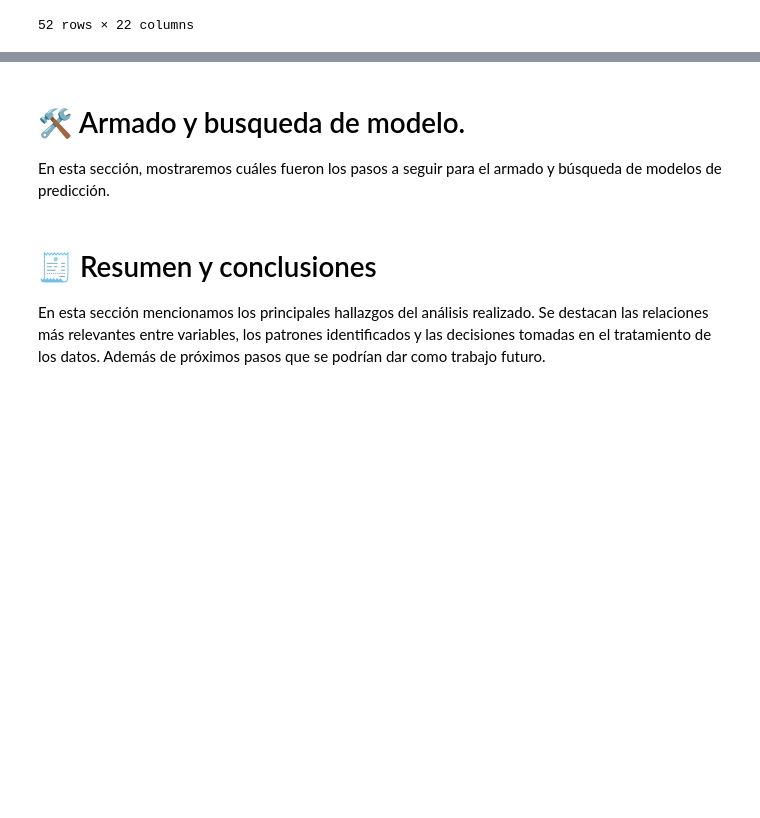
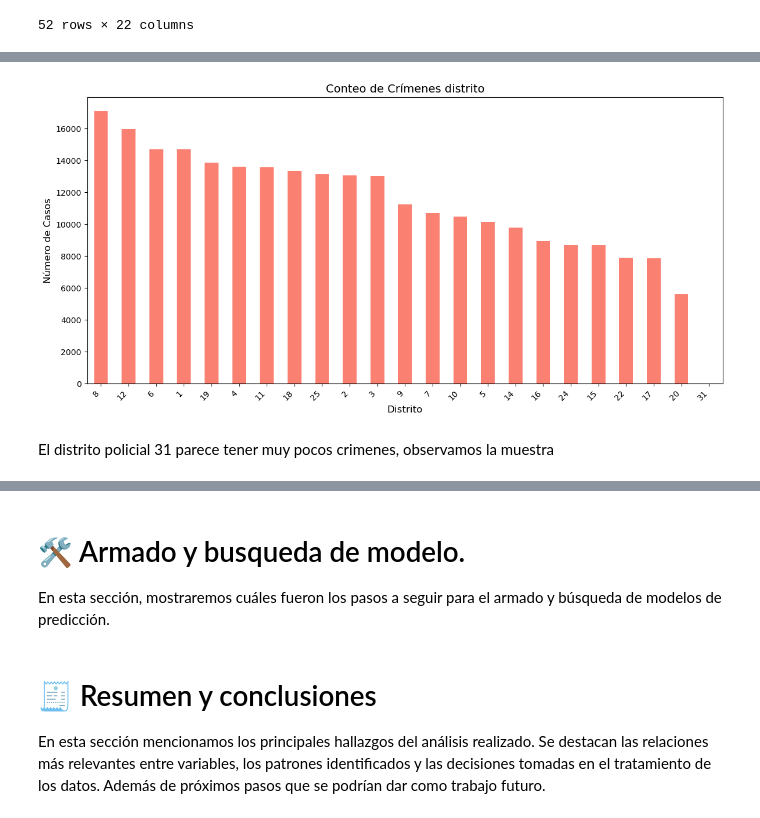
Before and after one commit to gjmv/CEIA_2025_B2_AMq_TP, a Jupyter notebook: TP.ipynb, the cells around one changed output, grey strips where cells are left out. Cells and saved outputs as stored; diff of their text form; code cells hidden in the pictures; blank space fills up the shorter version.

```diff
--- a/TP.ipynb
+++ b/TP.ipynb
@@ -185,0 +226,21 @@ plt.show()
+# %%
+# crimenes por distrito
+crimenes_por_distrito = df_csv['District'].value_counts().sort_values(ascending=False)
+plt.figure(figsize=(12, 6))
+crimenes_por_distrito.plot(kind='bar', color='salmon')
+plt.title('Conteo de Crímenes distrito', fontsize=14)
+plt.xlabel('Distrito', fontsize=12)
+plt.ylabel('Número de Casos', fontsize=12)
+
+# Ajustes de las etiquetas del eje x
+plt.xticks(rotation=45, ha='right')
+
+# Ajuste del layout para que no se corte nada
+plt.tight_layout()
+
+# Mostrar el gráfico
+plt.show()
+# %% [output]
+[figure, added]
+# %% [markdown]
+El distrito  policial 31 parece tener muy pocos crimenes, observamos la muestra
```
Also changed, not shown: parts of 37 cells of this notebook.
